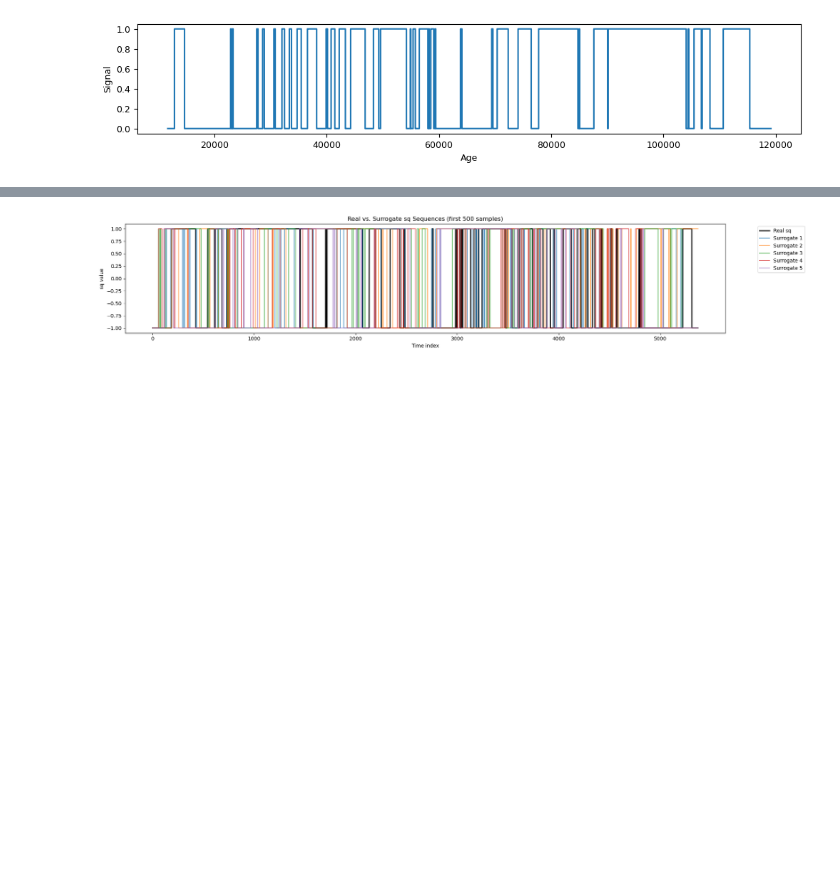
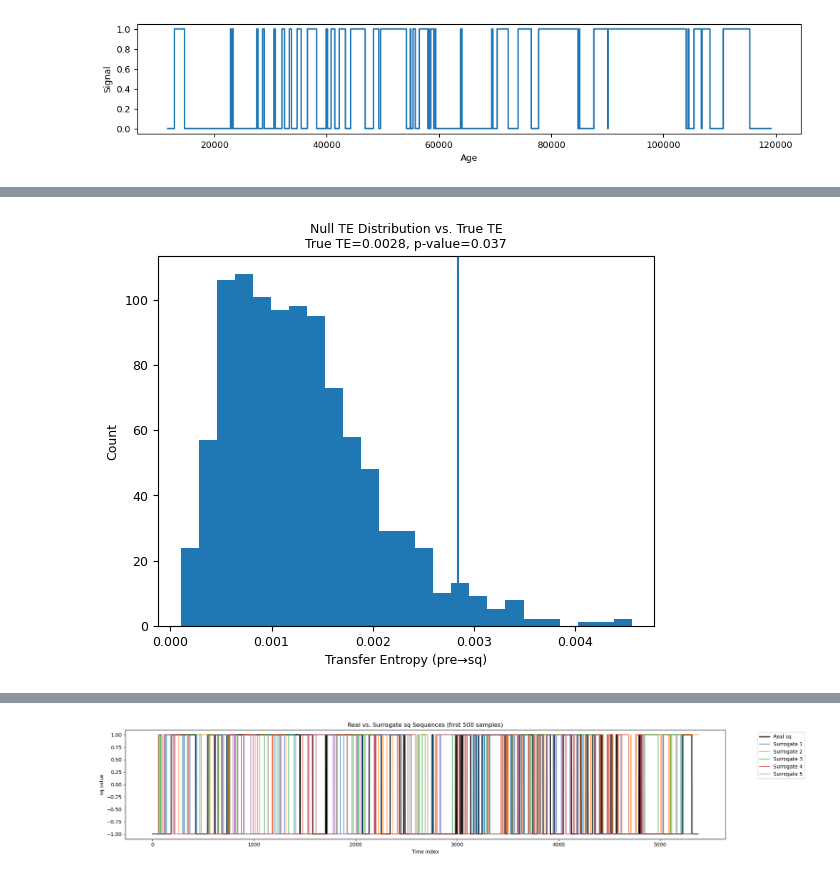
Before and after one commit to Peisong-Zheng/bipolar_seesaw_CCM, a Jupyter notebook: sq_new_NGRIP.ipynb, the cells around one changed output, grey strips where cells are left out. Cells and saved outputs as stored; diff of their text form; code cells hidden in the pictures; blank space fills up the shorter version.

```diff
--- a/sq_new_NGRIP.ipynb
+++ b/sq_new_NGRIP.ipynb
@@ -415,0 +403,88 @@ array([-1., -1., -1., ..., -1., -1., -1.])
+# %%
+import numpy as np
+import matplotlib.pyplot as plt
+from pyinform import transferentropy
+
+# --- Load and preprocess the data ------------------------------------------
+pre = df_pre_i['pre'].values      # source (precession)
+sq  = df_sq_i['sq'].values        # target (residual)
+
+pre = pre[::-1]
+sq  = sq[::-1]
+
+# Discretize pre into 6 equipopulated bins
+bins_pre = np.histogram_bin_edges(pre, bins=4)
+pre_disc = np.digitize(pre, bins_pre) - 1
+pre_disc = np.clip(pre_disc, 0, 5)
+
+# Discretize sq into 0/1
+sq_disc = (sq > 0).astype(int)
+
+# Compute true TE
+k = 1
+te_true = transferentropy.transfer_entropy(pre_disc, sq_disc, k=k)
+
+# --- Run-length encoding and inverse-CDF sampling --------------------------
+def run_length_encoding(arr):
+    vals = [arr[0]]
+    lens = [1]
+    for x in arr[1:]:
+        if x == vals[-1]:
+            lens[-1] += 1
+        else:
+            vals.append(x)
+            lens.append(1)
+    return np.array(vals), np.array(lens)
+
+values, lengths = run_length_encoding(sq_disc)
+low_lengths  = lengths[values == 0]
+high_lengths = lengths[values == 1]
+
+def make_inverse_cdf(lengths):
+    x = np.sort(lengths)
+    cdf = np.linspace(1/len(x), 1, len(x))
+    return x, cdf
+
+low_x, low_cdf   = make_inverse_cdf(low_lengths)
+high_x, high_cdf = make_inverse_cdf(high_lengths)
+
+def sample_run(x, cdf):
+    u = np.random.rand()
+    val = np.interp(u, cdf, x)
+    return max(1, int(round(val)))
+
+def generate_null_sq_continuous(target_length, start_state=0):
+    out = []
+    state = start_state
+    total = 0
+    while total < target_length:
+        run = sample_run(low_x, low_cdf) if state == 0 else sample_run(high_x, high_cdf)
+        out.extend([state] * run)
+        total += run
+        state = 1 - state
+    return np.array(out[:target_length])
+
+# Bootstrap null TE distribution
+n_surr = 1000
+te_nulls = [
+    transferentropy.transfer_entropy(pre_disc, generate_null_sq_continuous(len(sq_disc), start_state=sq_disc[0]), k=k)
+    for _ in range(n_surr)
+]
+
+# Compute p-value
+p_value = np.mean(np.array(te_nulls) >= te_true)
+
+# --- Plot histogram ---------------------------------------------------------
+plt.figure()
+plt.hist(te_nulls, bins=25)
+plt.axvline(te_true)
+plt.xlabel('Transfer Entropy (pre→sq)')
+plt.ylabel('Count')
+plt.title(f'Null TE Distribution vs. True TE\nTrue TE={te_true:.4f}, p-value={p_value:.3f}')
+plt.show()
+
+# Also print values
+print(f"True TE(pre→sq) = {te_true:.4f}")
+print(f"Empirical p-value = {p_value:.3f}")
+# %% [output]
+[figure, added]
```
Also changed, not shown: parts of 9 cells of this notebook, 2 other files.
